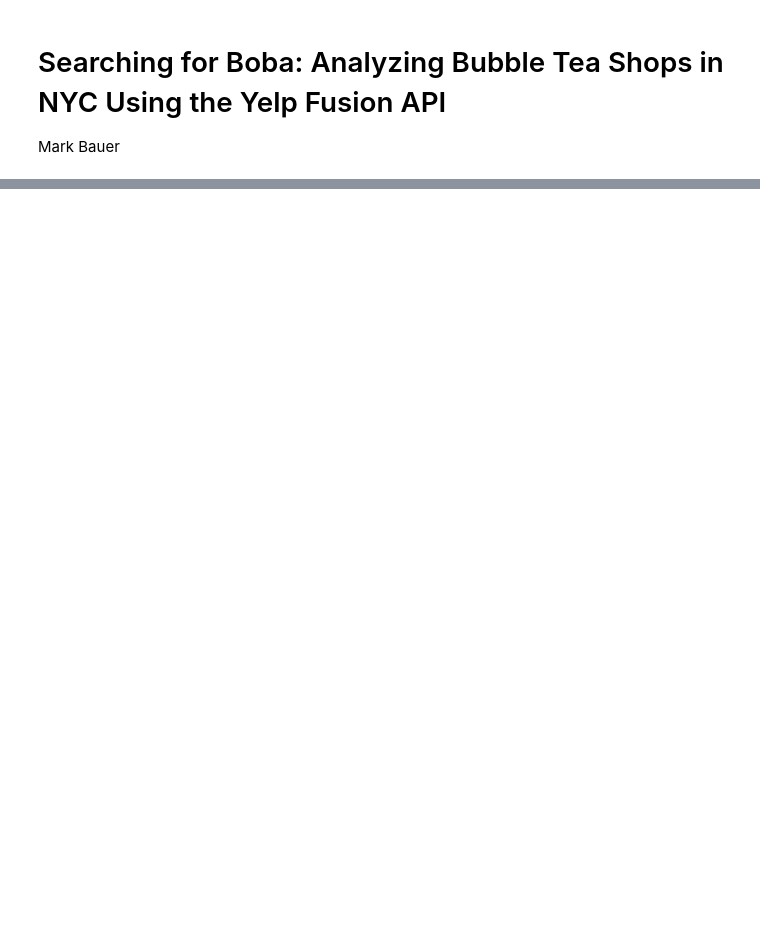
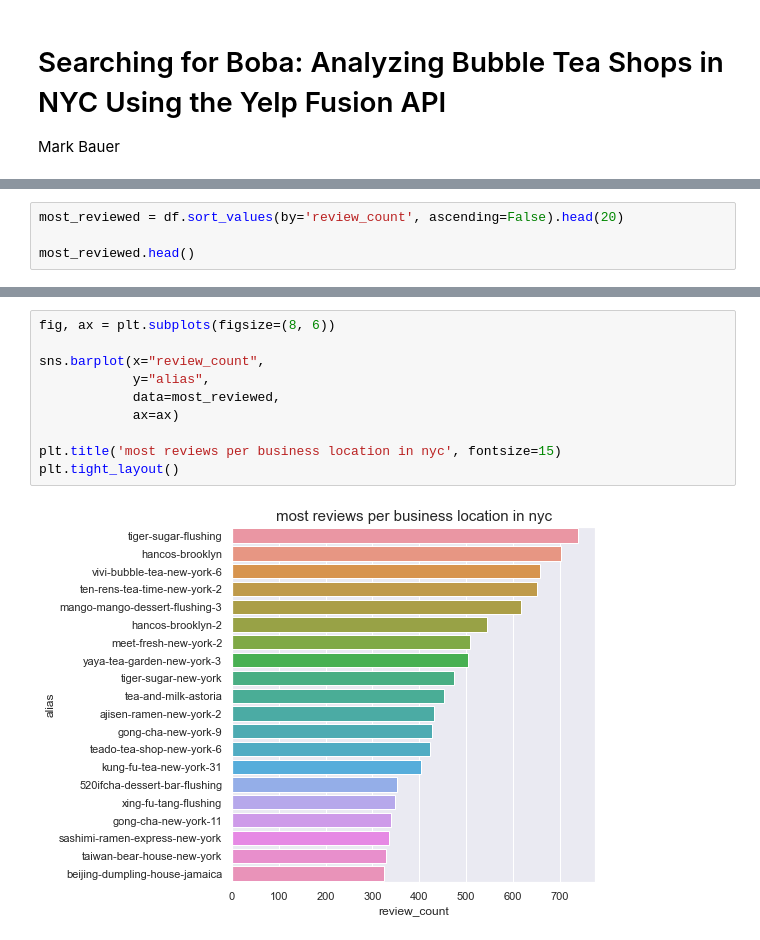
Before and after one commit to mebauer/boba-nyc, a Jupyter notebook: boba-analysis-nyc.ipynb, the cells around one changed output, grey strips where cells are left out. Cells and saved outputs as stored; diff of their text form; blank space fills up the shorter version.

```diff
--- a/boba-analysis-nyc.ipynb
+++ b/boba-analysis-nyc.ipynb
@@ -147,0 +176,4 @@ top bubble tea businesses by review count:
+# %%
+most_reviewed = df.sort_values(by='review_count', ascending=False).head(20)
+
+most_reviewed.head()
@@ -147,0 +187,12 @@ top bubble tea businesses by review count:
+# %%
+fig, ax = plt.subplots(figsize=(8, 6))
+
+sns.barplot(x="review_count",
+            y="alias",
+            data=most_reviewed,
+            ax=ax)
+
+plt.title('most reviews per business location in nyc', fontsize=15)
+plt.tight_layout()
+# %% [output]
+[figure, added]
```
Also changed, not shown: parts of 32 cells of this notebook, 2 other files.
